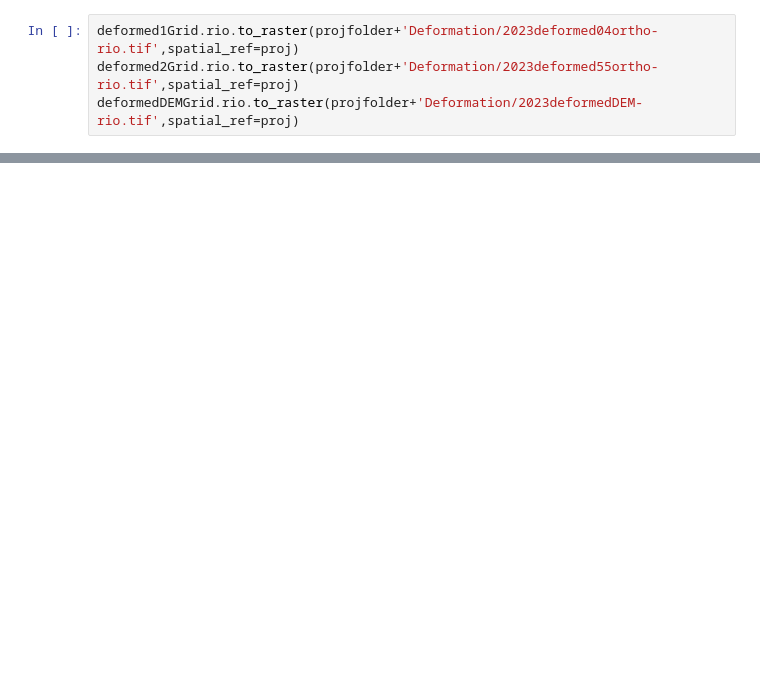
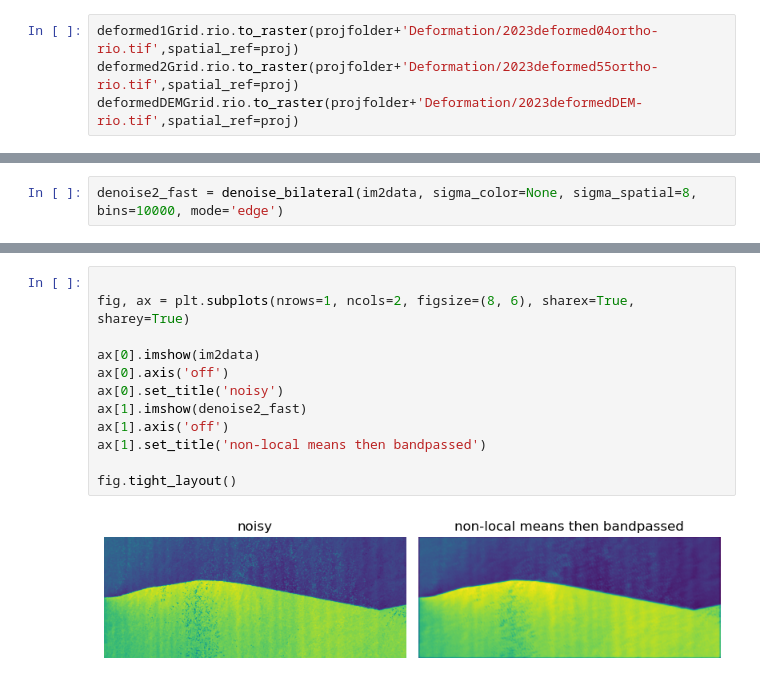
Before and after one commit to cehanagan/tdcalc, a Jupyter notebook: GarlockEastDeformation.ipynb, the cells around one changed output, grey strips where cells are left out. Cells and saved outputs as stored; diff of their text form; blank space fills up the shorter version.

```diff
--- a/GarlockEastDeformation.ipynb
+++ b/GarlockEastDeformation.ipynb
@@ -350,0 +735,2 @@ deformedDEMGrid.rio.to_raster(projfolder+'Deformation/2023deformedDEM-rio.tif',s
+# %%
+denoise2_fast = denoise_bilateral(im2data, sigma_color=None, sigma_spatial=8, bins=10000, mode='edge')
@@ -350,0 +741,14 @@ deformedDEMGrid.rio.to_raster(projfolder+'Deformation/2023deformedDEM-rio.tif',s
+# %%
+
+fig, ax = plt.subplots(nrows=1, ncols=2, figsize=(8, 6), sharex=True, sharey=True)
+
+ax[0].imshow(im2data)
+ax[0].axis('off')
+ax[0].set_title('noisy')
+ax[1].imshow(denoise2_fast)
+ax[1].axis('off')
+ax[1].set_title('non-local means then bandpassed')
+
+fig.tight_layout()
+# %% [output]
+[figure, added]
```
Also changed, not shown: parts of 139 cells of this notebook, 3 other files.
